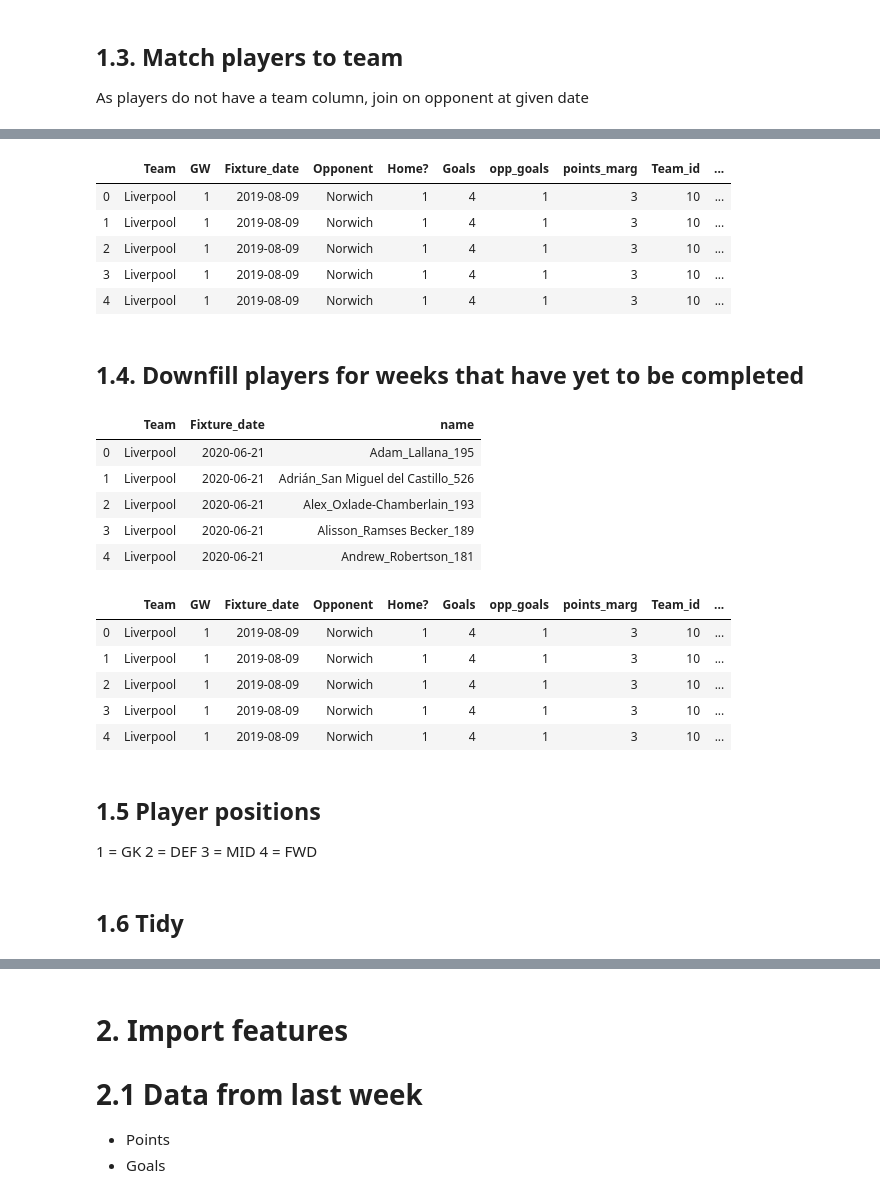
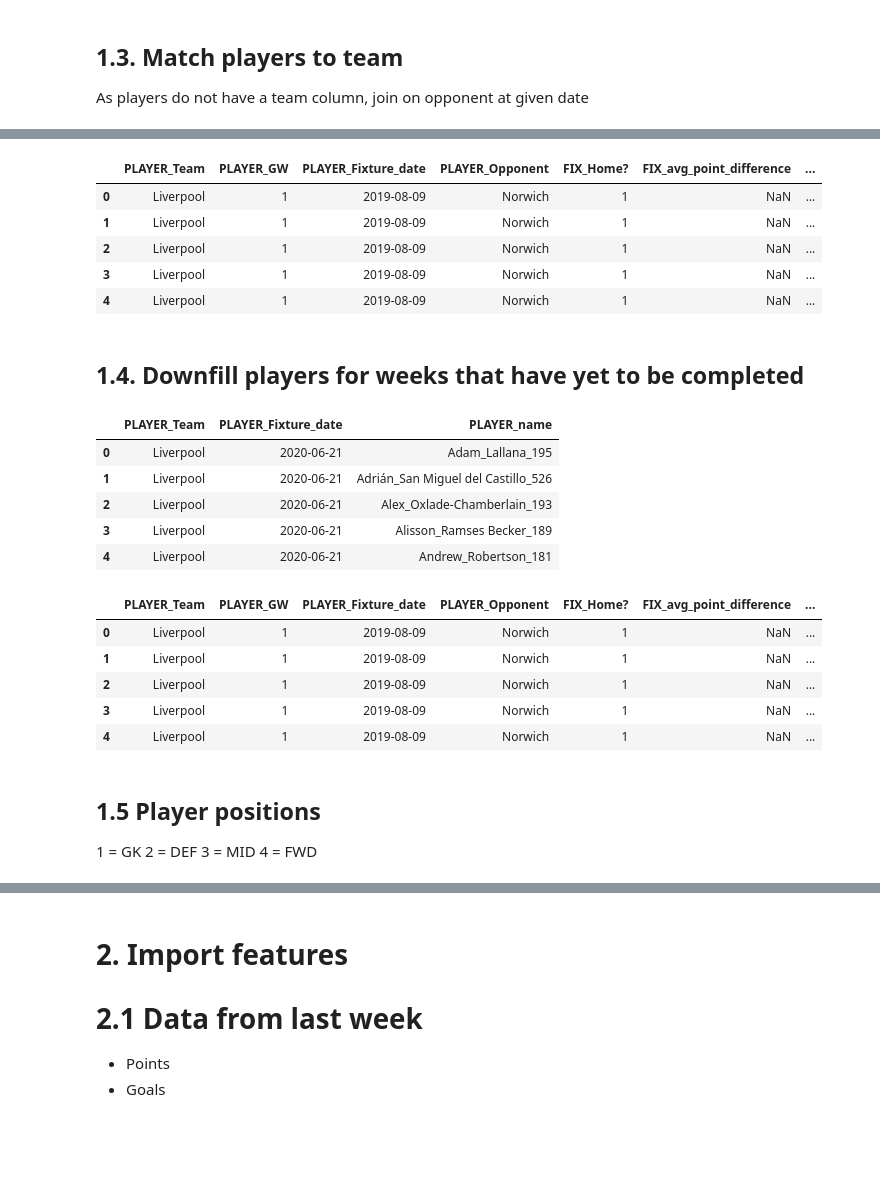
Before and after one commit to calumthompson/Cals-Fantasy-football, a Jupyter notebook: Feature selection.ipynb, the cells around one changed output, grey strips where cells are left out. Cells and saved outputs as stored; diff of their text form; code cells hidden in the pictures; blank space fills up the shorter version.

Commit message:
Data source created

```diff
--- a/Feature selection.ipynb
+++ b/Feature selection.ipynb
@@ -134,6 +170,0 @@ fixtures_df = pd.concat(merge).reset_index(drop = True)
-# %%
-fixtures_df['FIX_goals_last_week'] = fixtures_df.groupby('Team')['FIX_team_goals'].shift(periods = 1 )
-fixtures_df['FIX_cumulative_goals_incoming'] = fixtures_df.groupby('Team')['FIX_goals_last_week'].rolling(38, min_periods = 1).sum().reset_index(level=['Team'], drop = True)
-
-fixtures_df['FIX_points_last_week'] = fixtures_df.groupby('Team')['FIX_points_gained'].shift(periods = 1 )
-fixtures_df['FIX_cumulative_points_incoming'] = fixtures_df.groupby('Team')['FIX_points_last_week'].rolling(38, min_periods = 1).sum().reset_index(level=['Team'], drop = True)
@@ -157,7 +174,7 @@ fixtures_df.head(10)
 Vaastav_teams = pd.read_csv(this_season_folder+team_link, usecols = ['id','name'])
 Team_keys = dict(zip(Vaastav_teams['name'], Vaastav_teams['id']))
 # %%
-fixtures_df['Team_id'] = fixtures_df['Team'].map(Team_keys)
-fixtures_df['Opponent_id'] = fixtures_df['Opponent'].map(Team_keys)
+## fixtures_df['Team_id'] = fixtures_df['Team'].map(Team_keys)
+fixtures_df['PLAYER_Opponent_id'] = fixtures_df['PLAYER_Opponent'].map(Team_keys)
 fixtures_df.head()
 # %% [output]
@@ -185,7 +200,11 @@ merged_gw_cols.head()
 | 17 | Alexander_Tettey_289 | 0 | 0 | 0 | 0 | 0.0 | 289 | 1 | 0 | ... |
 | 25 | Alisson_Ramses Becker_189 | 0 | 0 | 7 | 0 | 0.0 | 189 | 1 | 0 | ... |
 # %%
-players_df = merged_gw_cols[['name','opponent_team', 'minutes', 'Fixture_date','total_points']]
-players_df = players_df.rename(columns  = {'opponent_team' : 'Opponent_id'})
+players_df = merged_gw_cols#[['name','opponent_team', 'minutes', 'Fixture_date','total_points']]
+players_df = players_df.rename(columns  = {'name' : 'PLAYER_name'
+                                          ,'minutes' : 'TARGET_minutes'
+                                          ,'Fixture_date' :'PLAYER_Fixture_date'
+                                          ,'total_points' : 'TARGET_total_points'
+                                          ,'opponent_team' : 'PLAYER_Opponent_id'})
 players_df.head()
 # %% [output]
@@ -198,33 +217,33 @@ players_df.head()
 # %%
-dataset_to_date = pd.merge(fixtures_df,players_df, on = ['Opponent_id','Fixture_date'], how = 'left')
+dataset_to_date = pd.merge(fixtures_df,players_df, on = ['PLAYER_Opponent_id','PLAYER_Fixture_date'], how = 'left')
 # dataset_to_date = dataset_to_date[['name','Fixture_date', 'GW','Team','Team_id','Opponent','Opponent_id','Home?', 'minutes','total_points']]
 dataset_to_date.head()
 # %% [output]
-|  | Team | GW | Fixture_date | Opponent | Home? | Goals | opp_goals | points_marg | Team_id | ... |
-| 0 | Liverpool | 1 | 2019-08-09 | Norwich | 1 | 4 | 1 | 3 | 10 | ... |
-| 1 | Liverpool | 1 | 2019-08-09 | Norwich | 1 | 4 | 1 | 3 | 10 | ... |
-| 2 | Liverpool | 1 | 2019-08-09 | Norwich | 1 | 4 | 1 | 3 | 10 | ... |
-| 3 | Liverpool | 1 | 2019-08-09 | Norwich | 1 | 4 | 1 | 3 | 10 | ... |
-| 4 | Liverpool | 1 | 2019-08-09 | Norwich | 1 | 4 | 1 | 3 | 10 | ... |
+|  | PLAYER_Team | PLAYER_GW | PLAYER_Fixture_date | PLAYER_Opponent | FIX_Home? | FIX_avg_point_difference | ... |
+| 0 | Liverpool | 1 | 2019-08-09 | Norwich | 1 | NaN | ... |
+| 1 | Liverpool | 1 | 2019-08-09 | Norwich | 1 | NaN | ... |
+| 2 | Liverpool | 1 | 2019-08-09 | Norwich | 1 | NaN | ... |
+| 3 | Liverpool | 1 | 2019-08-09 | Norwich | 1 | NaN | ... |
+| 4 | Liverpool | 1 | 2019-08-09 | Norwich | 1 | NaN | ... |
 # %% [markdown]
 ## 1.4. Downfill players for weeks that have yet to be completed
 # %%
 downfill_merge = []
 
-for team in dataset_to_date['Team'].unique():
-    team_df = dataset_to_date.loc[dataset_to_date['Team'] == team]
+for team in dataset_to_date['PLAYER_Team'].unique():
+    team_df = dataset_to_date.loc[dataset_to_date['PLAYER_Team'] == team]
 
-    team_players = team_df.loc[team_df['Fixture_date'] < dt.date.today()]
-    team_players = team_players.loc[team_players['Fixture_date'] == team_players['Fixture_date'].max()]
+    team_players = team_df.loc[team_df['PLAYER_Fixture_date'] < dt.date.today()]
+    team_players = team_players.loc[team_players['PLAYER_Fixture_date'] == team_players['PLAYER_Fixture_date'].max()]
 
-    games_to_play = team_df.loc[team_df['Fixture_date'] >= dt.date.today()]['Fixture_date'].to_list()
+    games_to_play = team_df.loc[team_df['PLAYER_Fixture_date'] >= dt.date.today()]['PLAYER_Fixture_date'].to_list()
 
     merge = []
 
     for i in games_to_play:
 
-        names_col = team_players['name'].unique()
-        downfill_df = pd.DataFrame({'Team': team, 'Fixture_date': i, 'name': names_col}).dropna()
+        PLAYER_names_col = team_players['PLAYER_name'].unique()
+        downfill_df = pd.DataFrame({'PLAYER_Team': team, 'PLAYER_Fixture_date': i, 'PLAYER_name': PLAYER_names_col}).dropna()
         merge.append(downfill_df)
 
     team_downfill = pd.concat(merge).reset_index(drop = True)
@@ -234,26 +253,26 @@ for team in dataset_to_date['Team'].unique():
 downfill_df = pd.concat(downfill_merge)
 downfill_df.head()
 # %% [output]
-|  | Team | Fixture_date | name |
+|  | PLAYER_Team | PLAYER_Fixture_date | PLAYER_name |
 | 0 | Liverpool | 2020-06-21 | Adam_Lallana_195 |
 | 1 | Liverpool | 2020-06-21 | Adrián_San Miguel del Castillo_526 |
 | 2 | Liverpool | 2020-06-21 | Alex_Oxlade-Chamberlain_193 |
 | 3 | Liverpool | 2020-06-21 | Alisson_Ramses Becker_189 |
 | 4 | Liverpool | 2020-06-21 | Andrew_Robertson_181 |
 # %%
-player_fixtures_df= pd.merge(dataset_to_date,downfill_df, how = 'left',on = ['Team','Fixture_date'])
-player_fixtures_df['name'] = np.where(player_fixtures_df['name_x'].isna(), player_fixtures_df['name_y'],player_fixtures_df['name_x']  )
-player_fixtures_df = player_fixtures_df.drop(columns = ['name_x','name_y'])
-player_fixtures_df['forecast'] = np.where(player_fixtures_df['Fixture_date'] < dt.date.today(), 0 , 1)
-player_fixtures_df['player_id'] = player_fixtures_df['name'].str.extract('(\d+)').astype(int)
+player_fixtures_df= pd.merge(dataset_to_date,downfill_df, how = 'left',on = ['PLAYER_Team','PLAYER_Fixture_date'])
+player_fixtures_df['PLAYER_name'] = np.where(player_fixtures_df['PLAYER_name_x'].isna(), player_fixtures_df['PLAYER_name_y'],player_fixtures_df['PLAYER_name_x']  )
+player_fixtures_df = player_fixtures_df.drop(columns = ['PLAYER_name_x','PLAYER_name_y'])
+player_fixtures_df['FORECAST'] = np.where(player_fixtures_df['PLAYER_Fixture_date'] < dt.date.today(), 0 , 1)
+player_fixtures_df['PLAYER_id'] = player_fixtures_df['PLAYER_name'].str.extract('(\d+)').astype(int)
 player_fixtures_df.head()
 # %% [output]
-|  | Team | GW | Fixture_date | Opponent | Home? | Goals | opp_goals | points_marg | Team_id | ... |
-| 0 | Liverpool | 1 | 2019-08-09 | Norwich | 1 | 4 | 1 | 3 | 10 | ... |
-| 1 | Liverpool | 1 | 2019-08-09 | Norwich | 1 | 4 | 1 | 3 | 10 | ... |
-| 2 | Liverpool | 1 | 2019-08-09 | Norwich | 1 | 4 | 1 | 3 | 10 | ... |
-| 3 | Liverpool | 1 | 2019-08-09 | Norwich | 1 | 4 | 1 | 3 | 10 | ... |
-| 4 | Liverpool | 1 | 2019-08-09 | Norwich | 1 | 4 | 1 | 3 | 10 | ... |
+|  | PLAYER_Team | PLAYER_GW | PLAYER_Fixture_date | PLAYER_Opponent | FIX_Home? | FIX_avg_point_difference | ... |
+| 0 | Liverpool | 1 | 2019-08-09 | Norwich | 1 | NaN | ... |
+| 1 | Liverpool | 1 | 2019-08-09 | Norwich | 1 | NaN | ... |
+| 2 | Liverpool | 1 | 2019-08-09 | Norwich | 1 | NaN | ... |
+| 3 | Liverpool | 1 | 2019-08-09 | Norwich | 1 | NaN | ... |
+| 4 | Liverpool | 1 | 2019-08-09 | Norwich | 1 | NaN | ... |
 # %% [markdown]
 ## 1.5 Player positions
 1 = GK 2 = DEF 3 = MID 4 = FWD
@@ -263,3 +282 @@ player_positions = player_positions.rename(columns = {'id':'player_id', 'element
 player_fixtures_df = pd.merge(player_fixtures_df,player_positions, how = 'left')
-# %% [markdown]
-## 1.6 Tidy
```
Also changed, not shown: parts of 44 cells of this notebook, 3 other files.
